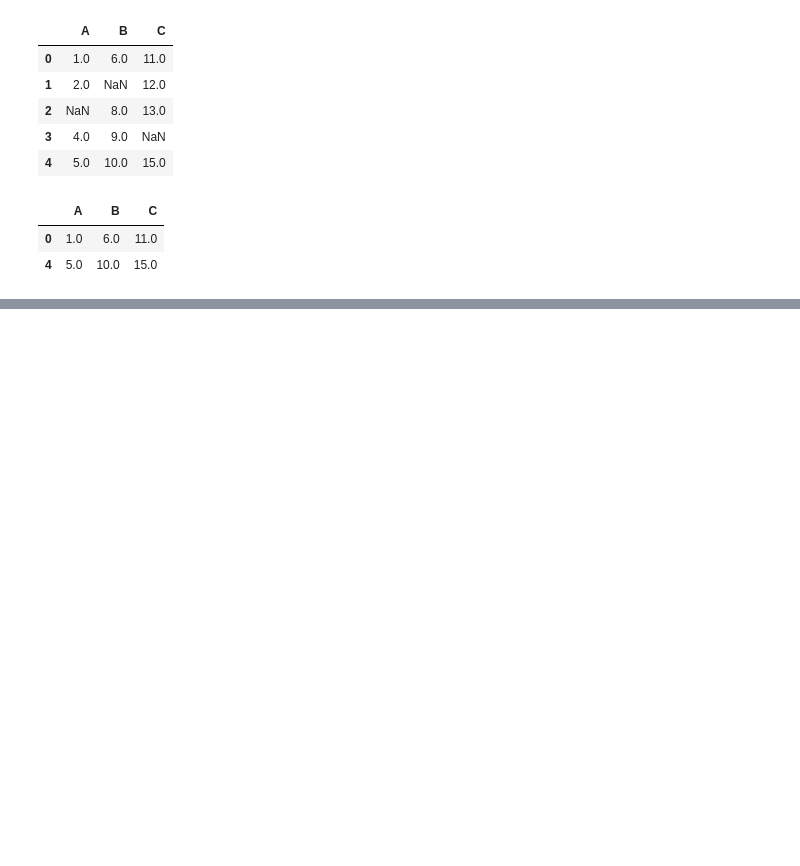
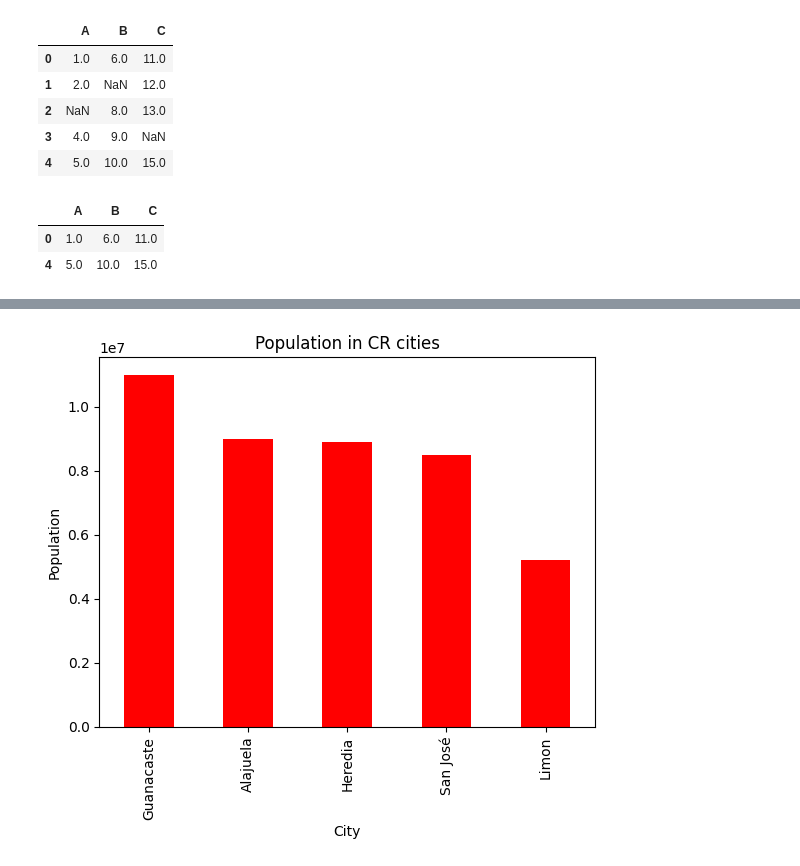
Before and after one commit to Andre270203/Python-data-science, a Jupyter notebook: Pandas_Course.ipynb, the cells around one changed output, grey strips where cells are left out. Saved outputs shown, nothing was run; the diff lists cells and outputs as text; code cells hidden in the pictures; blank space fills up the shorter version.

```diff
--- a/Pandas_Course.ipynb
+++ b/Pandas_Course.ipynb
@@ -265,0 +959,6 @@ df
+# %%
+data = {"City": ["San José", "Heredia","Alajuela","Limon","Guanacaste"],
+        "Population": [8500000, 8900000, 9000000, 5200000, 11000000]}
+
+df= pd.DataFrame(data)
+df
@@ -265,0 +972,8 @@ df
+# %%
+df.sort_values(by="Population", ascending=False).plot(x="City", y= "Population", kind = "bar", color="r", legend= False)
+plt.title("Population in CR cities")
+plt.xlabel("City")
+plt.ylabel("Population")
+plt.show()
+# %% [output]
+[figure, added]
```
Also changed, not shown: parts of 83 cells of this notebook.
